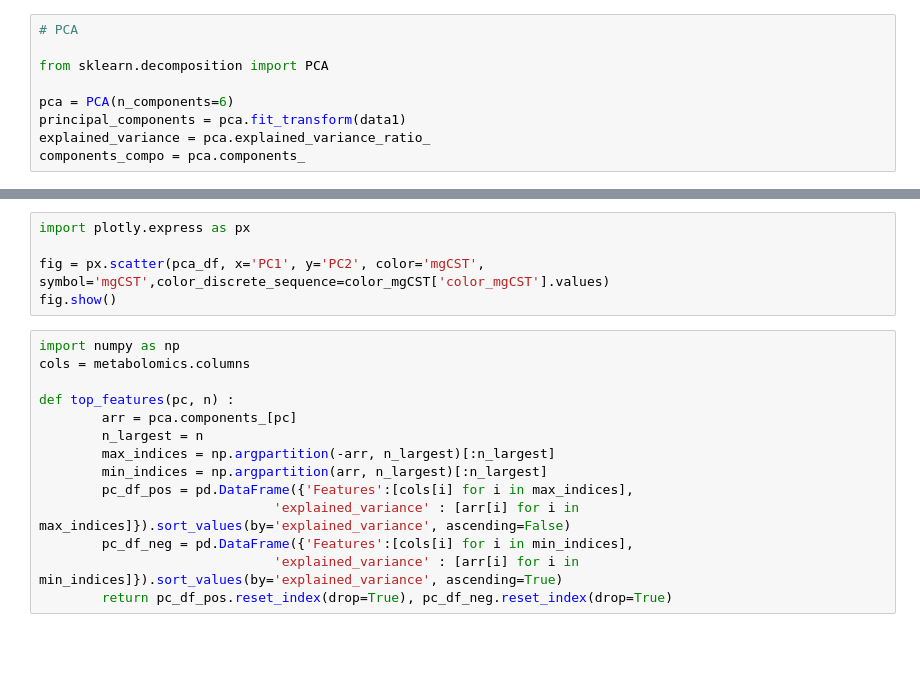
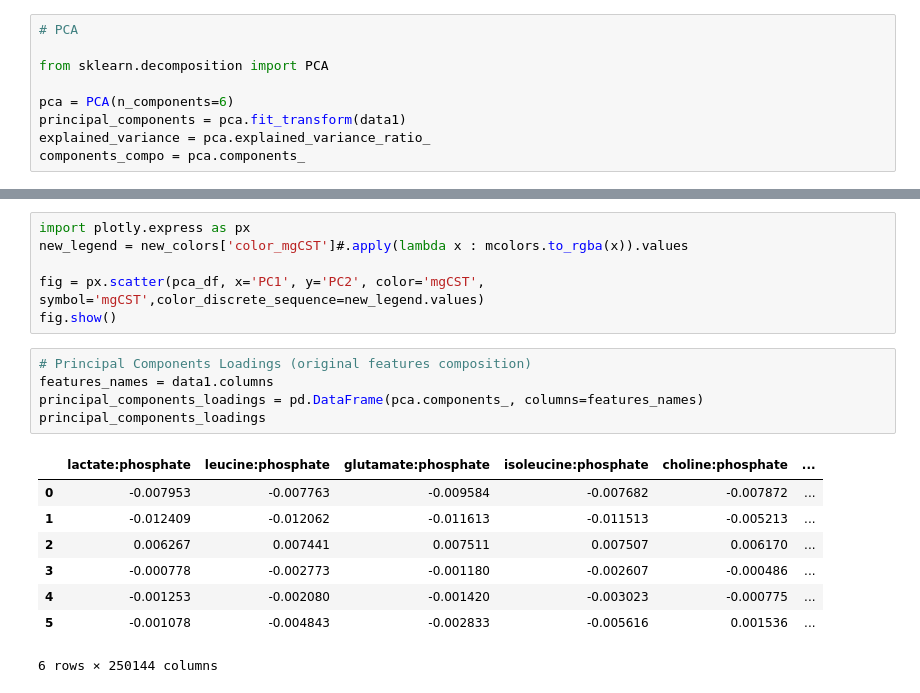
Before and after one commit to AmauryMaros/mgss2, a Jupyter notebook: Python notebooks/2_groups_pca.ipynb, the cells around one changed output, grey strips where cells are left out. Cells and saved outputs as stored; diff of their text form; blank space fills up the shorter version.

```diff
--- a/Python notebooks/2_groups_pca.ipynb
+++ b/Python notebooks/2_groups_pca.ipynb
@@ -70,19 +71,20 @@ sns.scatterplot(pca_df, x='PC1', y='PC2', hue='mgCST', style='mgCST', palette=li
 # %%
 import plotly.express as px
+new_legend = new_colors['color_mgCST']#.apply(lambda x : mcolors.to_rgba(x)).values
 
-fig = px.scatter(pca_df, x='PC1', y='PC2', color='mgCST', symbol='mgCST',color_discrete_sequence=color_mgCST['color_mgCST'].values)
+fig = px.scatter(pca_df, x='PC1', y='PC2', color='mgCST', symbol='mgCST',color_discrete_sequence=new_legend.values)
 fig.show()
-# %%
-import numpy as np
-cols = metabolomics.columns
-
-def top_features(pc, n) :
-        arr = pca.components_[pc]
-        n_largest = n
-        max_indices = np.argpartition(-arr, n_largest)[:n_largest]
-        min_indices = np.argpartition(arr, n_largest)[:n_largest]
-        pc_df_pos = pd.DataFrame({'Features':[cols[i] for i in max_indices],
-                              'explained_variance' : [arr[i] for i in max_indices]}).sort_values(by='explained_variance', ascending=False)
-        pc_df_neg = pd.DataFrame({'Features':[cols[i] for i in min_indices],
-                              'explained_variance' : [arr[i] for i in min_indices]}).sort_values(by='explained_variance', ascending=True)
-        return pc_df_pos.reset_index(drop=True), pc_df_neg.reset_index(drop=True)
+# %%
+# Principal Components Loadings (original features composition)
+features_names = data1.columns
+principal_components_loadings = pd.DataFrame(pca.components_, columns=features_names)
+principal_components_loadings
+# %% [output]
+|  | lactate:phosphate | leucine:phosphate | glutamate:phosphate | isoleucine:phosphate | choline:phosphate | ... |
+| 0 | -0.007953 | -0.007763 | -0.009584 | -0.007682 | -0.007872 | ... |
+| 1 | -0.012409 | -0.012062 | -0.011613 | -0.011513 | -0.005213 | ... |
+| 2 | 0.006267 | 0.007441 | 0.007511 | 0.007507 | 0.006170 | ... |
+| 3 | -0.000778 | -0.002773 | -0.001180 | -0.002607 | -0.000486 | ... |
+| 4 | -0.001253 | -0.002080 | -0.001420 | -0.003023 | -0.000775 | ... |
+| 5 | -0.001078 | -0.004843 | -0.002833 | -0.005616 | 0.001536 | ... |
+6 rows × 250144 columns
```
Also changed, not shown: parts of 13 cells of this notebook, 3 other files.
